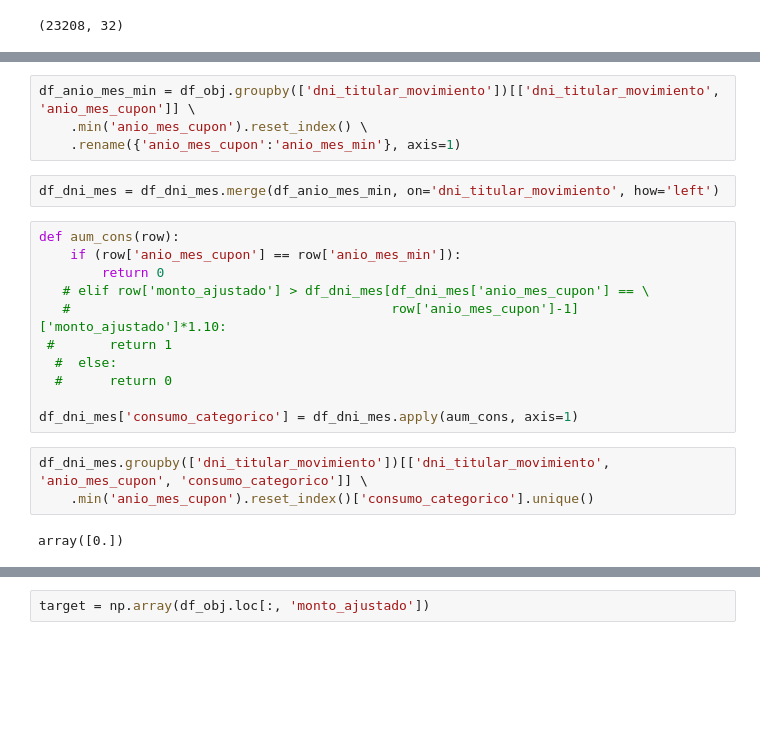
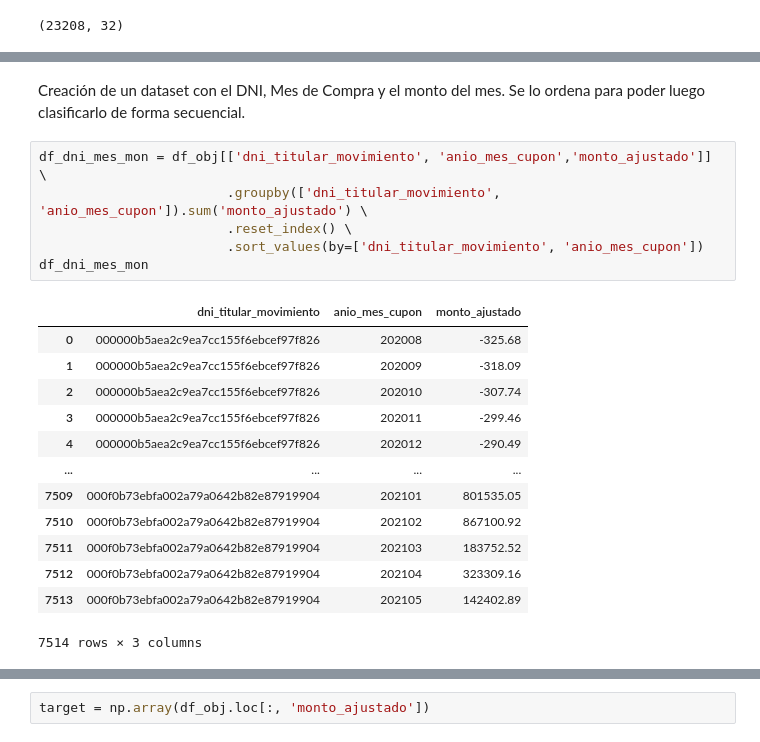
Before and after one commit to JIBarrionuevoGaltier/DiploDatos_2021_Mentoria_Grupo_2, a Jupyter notebook: notebooks_tp3/trabajo_practico_3_grupo2.ipynb, the cells around one changed output, grey strips where cells are left out. Saved outputs shown, nothing was run; the diff lists cells and outputs as text; blank space fills up the shorter version.

```diff
--- a/notebooks_tp3/trabajo_practico_3_grupo2.ipynb
+++ b/notebooks_tp3/trabajo_practico_3_grupo2.ipynb
@@ -134,22 +132,22 @@ df_dni_mes = df_obj.groupby(['dni_titular_movimiento', 'anio_mes_cupon']).sum('m
-# %%
-df_anio_mes_min = df_obj.groupby(['dni_titular_movimiento'])[['dni_titular_movimiento', 'anio_mes_cupon']] \
-    .min('anio_mes_cupon').reset_index() \
-    .rename({'anio_mes_cupon':'anio_mes_min'}, axis=1)
-# %%
-df_dni_mes = df_dni_mes.merge(df_anio_mes_min, on='dni_titular_movimiento', how='left')
-# %%
-def aum_cons(row):
-    if (row['anio_mes_cupon'] == row['anio_mes_min']):
-        return 0
-   # elif row['monto_ajustado'] > df_dni_mes[df_dni_mes['anio_mes_cupon'] == \
-   #                                         row['anio_mes_cupon']-1]['monto_ajustado']*1.10:
- #       return 1
-  #  else:
-  #      return 0
-
-df_dni_mes['consumo_categorico'] = df_dni_mes.apply(aum_cons, axis=1)
-# %%
-df_dni_mes.groupby(['dni_titular_movimiento'])[['dni_titular_movimiento', 'anio_mes_cupon', 'consumo_categorico']] \
-    .min('anio_mes_cupon').reset_index()['consumo_categorico'].unique()
-# %% [output]
-array([0.])
+# %% [markdown]
+Creación de un dataset con el DNI, Mes de Compra y el monto del mes. Se lo ordena para poder luego clasificarlo de forma secuencial.
+# %%
+df_dni_mes_mon = df_obj[['dni_titular_movimiento', 'anio_mes_cupon','monto_ajustado']] \
+                        .groupby(['dni_titular_movimiento', 'anio_mes_cupon']).sum('monto_ajustado') \
+                        .reset_index() \
+                        .sort_values(by=['dni_titular_movimiento', 'anio_mes_cupon'])
+df_dni_mes_mon
+# %% [output]
+|  | dni_titular_movimiento | anio_mes_cupon | monto_ajustado |
+| 0 | 000000b5aea2c9ea7cc155f6ebcef97f826 | 202008 | -325.68 |
+| 1 | 000000b5aea2c9ea7cc155f6ebcef97f826 | 202009 | -318.09 |
+| 2 | 000000b5aea2c9ea7cc155f6ebcef97f826 | 202010 | -307.74 |
+| 3 | 000000b5aea2c9ea7cc155f6ebcef97f826 | 202011 | -299.46 |
+| 4 | 000000b5aea2c9ea7cc155f6ebcef97f826 | 202012 | -290.49 |
+| ... | ... | ... | ... |
+| 7509 | 000f0b73ebfa002a79a0642b82e87919904 | 202101 | 801535.05 |
+| 7510 | 000f0b73ebfa002a79a0642b82e87919904 | 202102 | 867100.92 |
+| 7511 | 000f0b73ebfa002a79a0642b82e87919904 | 202103 | 183752.52 |
+| 7512 | 000f0b73ebfa002a79a0642b82e87919904 | 202104 | 323309.16 |
+| 7513 | 000f0b73ebfa002a79a0642b82e87919904 | 202105 | 142402.89 |
+7514 rows × 3 columns
```
Also changed, not shown: parts of 13 cells of this notebook.
